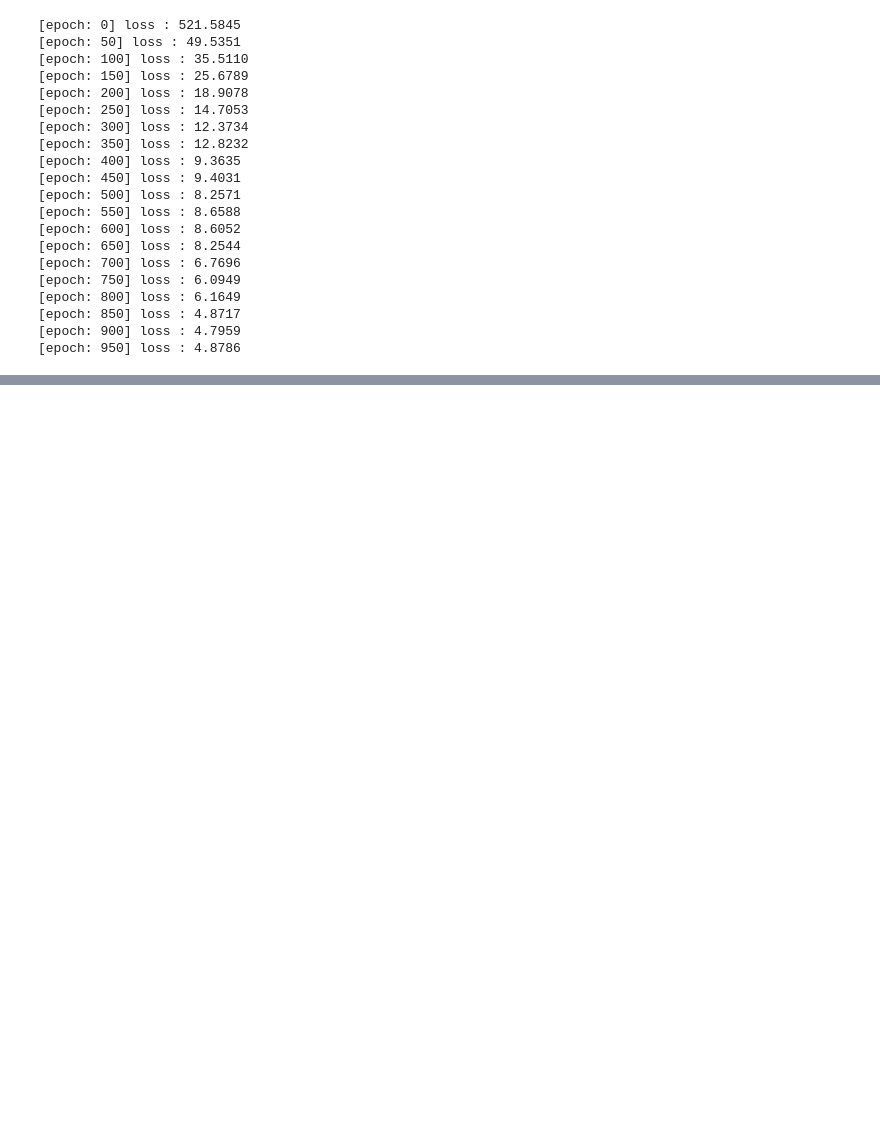
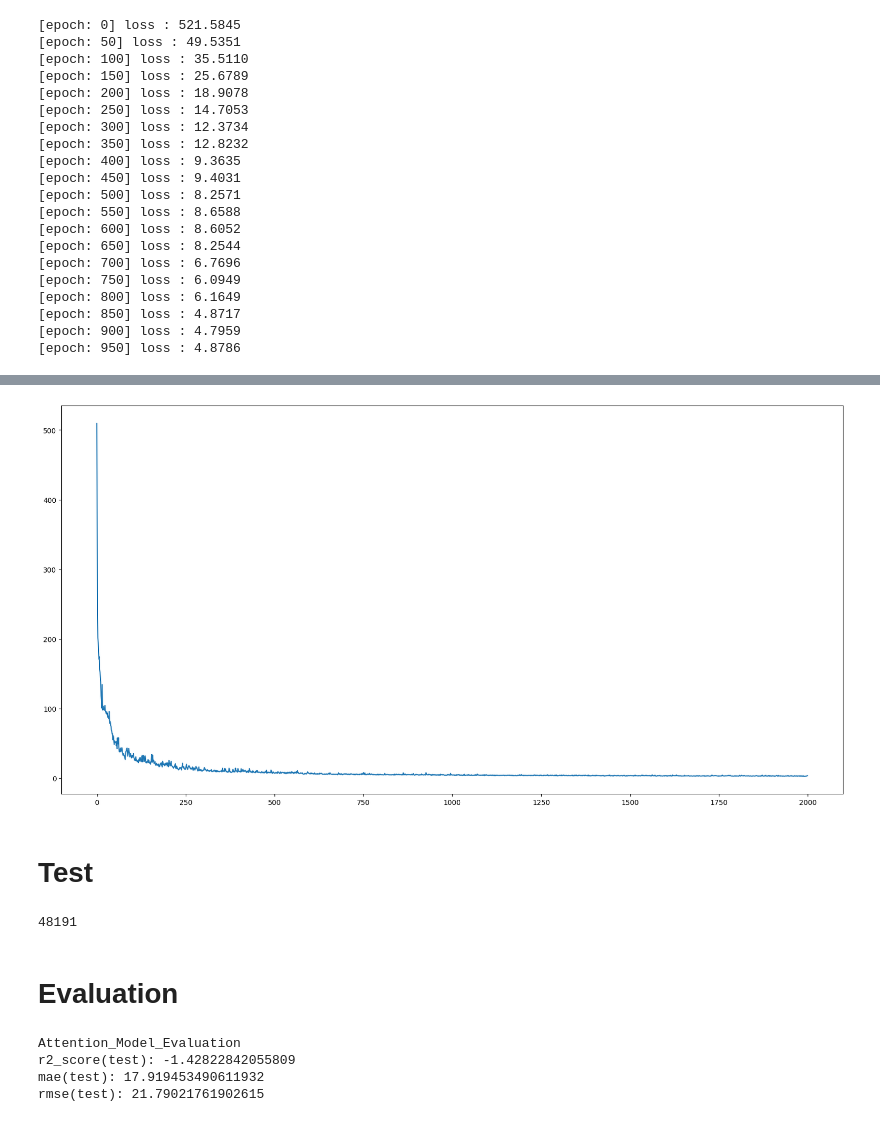
Before and after one commit to aml-ds-1st/2023-rail-project, a Jupyter notebook: Attention/code/Attetion_model4.ipynb, the cells around one changed output, grey strips where cells are left out. Cells and saved outputs as stored; diff of their text form; code cells hidden in the pictures; blank space fills up the shorter version.

Commit message:
Update Attention_0811

```diff
--- a/Attention/code/Attetion_model4.ipynb
+++ b/Attention/code/Attetion_model4.ipynb
@@ -181,28 +213,28 @@ class Attention(nn.Module):
 # %%
-# device = torch.device('cuda' if torch.cuda.is_available() else 'cpu') #gpu 활성화 확인
-# model = Attention(input_size, hidden_size, sequence_length, device).to(device)
+device = torch.device('cuda' if torch.cuda.is_available() else 'cpu') #gpu 활성화 확인
+model = Attention(input_size, hidden_size, sequence_length, device).to(device)
 
-# criterion = nn.MSELoss()
-# optimizer = optim.Adam(model.parameters(),lr=1e-4)
+criterion = nn.MSELoss()
+optimizer = optim.Adam(model.parameters(),lr=1e-4)
 
-# loss_graph = []
-# n = len(train_DL)
+loss_graph = []
+n = len(train_DL)
 
-# for epoch in range(100):
-#     running_loss = 0
-#     for data in train_DL:
-#         seq, target = data[0].to(device), data[1].to(device)
-#         target = target[int(len(target)*0.5):]
+for epoch in range(200):
+    running_loss = 0
+    for data in train_DL:
+        seq, target = data[0].to(device), data[1].to(device)
+        target = target[int(len(target)*0.5):]
 
 
-#         out = model(seq)
-#         loss = criterion(out, target)
+        out = model(seq)
+        loss = criterion(out, target)
 
-#         optimizer.zero_grad()
-#         loss.backward()
-#         optimizer.step()
+        optimizer.zero_grad()
+        loss.backward()
+        optimizer.step()
 
-#         running_loss += loss.item()
-#     loss_graph.append(running_loss/n)
-#     if epoch % 10 == 0:
-#         print("[epoch: %d] loss : %.4f" %(epoch,running_loss/n))
+        running_loss += loss.item()
+    loss_graph.append(running_loss/n)
+    if epoch % 50 == 0:
+        print("[epoch: %d] loss : %.4f" %(epoch,running_loss/n))
@@ -313,0 +341,8 @@ for epoch in range(2000):
+# %%
+plt.figure(figsize=(20, 10))
+plt.plot(loss_graph)
+plt.show()
+# %% [output]
+[figure, added]
+# %% [markdown]
+# Test
@@ -313,0 +362,29 @@ for epoch in range(2000):
+# %%
+print(len(pred)) # 내부로 들어가서 반만 이용하는 모델의 방식 때문에 뒷부분 반만 출력값이 존재
+# %% [output]
+48191
+# %% [markdown]
+# Evaluation
+# %%
+# with open('Attention_0.pkl', 'wb')as file:
+#     pickle.dump(model, file)
+
+# with open('Attention_0.pkl', 'rb')as file:
+#     Attention_0=pickle.load(file)
+
+
+print("Attention_Model_Evaluation")
+
+# print("r2_score(train):", r2_score(y_train, pred[:int(len(pred)*0.7)]))
+print("r2_score(test):", r2_score(y_test, pred[int(len(pred)*0.4):]))
+
+# print("mae(train):", mean_absolute_error(y_train, pred[:int(len(y_seq)*0.7)]))
+print("mae(test):", mean_absolute_error(y_test, pred[int(len(pred)*0.4):] ))
+
+# print("rmse(train):", mean_squared_error(y_train, pred[:int(len(y_seq)*0.7)] )**0.5)
+print("rmse(test):", mean_squared_error(y_test, pred[int(len(pred)*0.4):] )**0.5)
+# %% [output]
+Attention_Model_Evaluation
+r2_score(test): -1.42822842055809
+mae(test): 17.919453490611932
+rmse(test): 21.79021761902615
```
Also changed, not shown: parts of 12 cells of this notebook.
